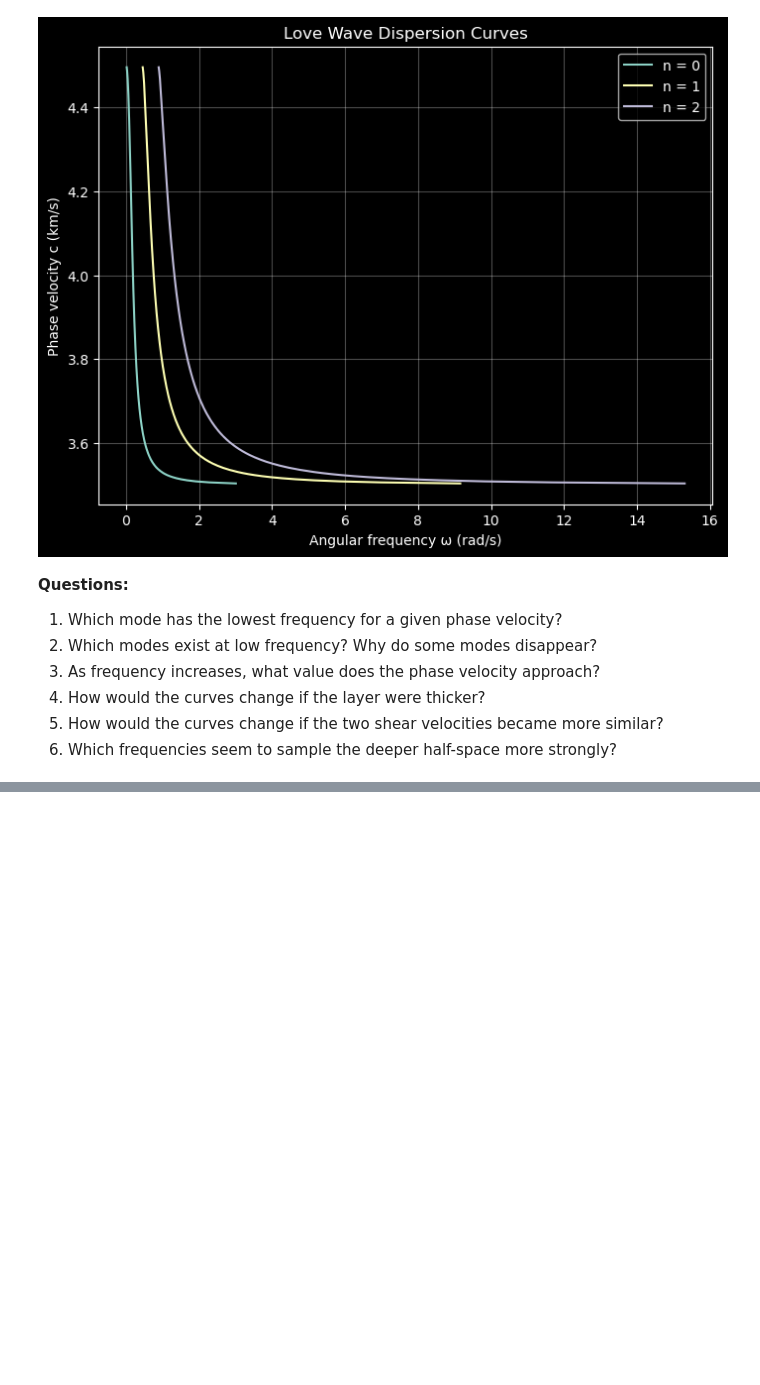
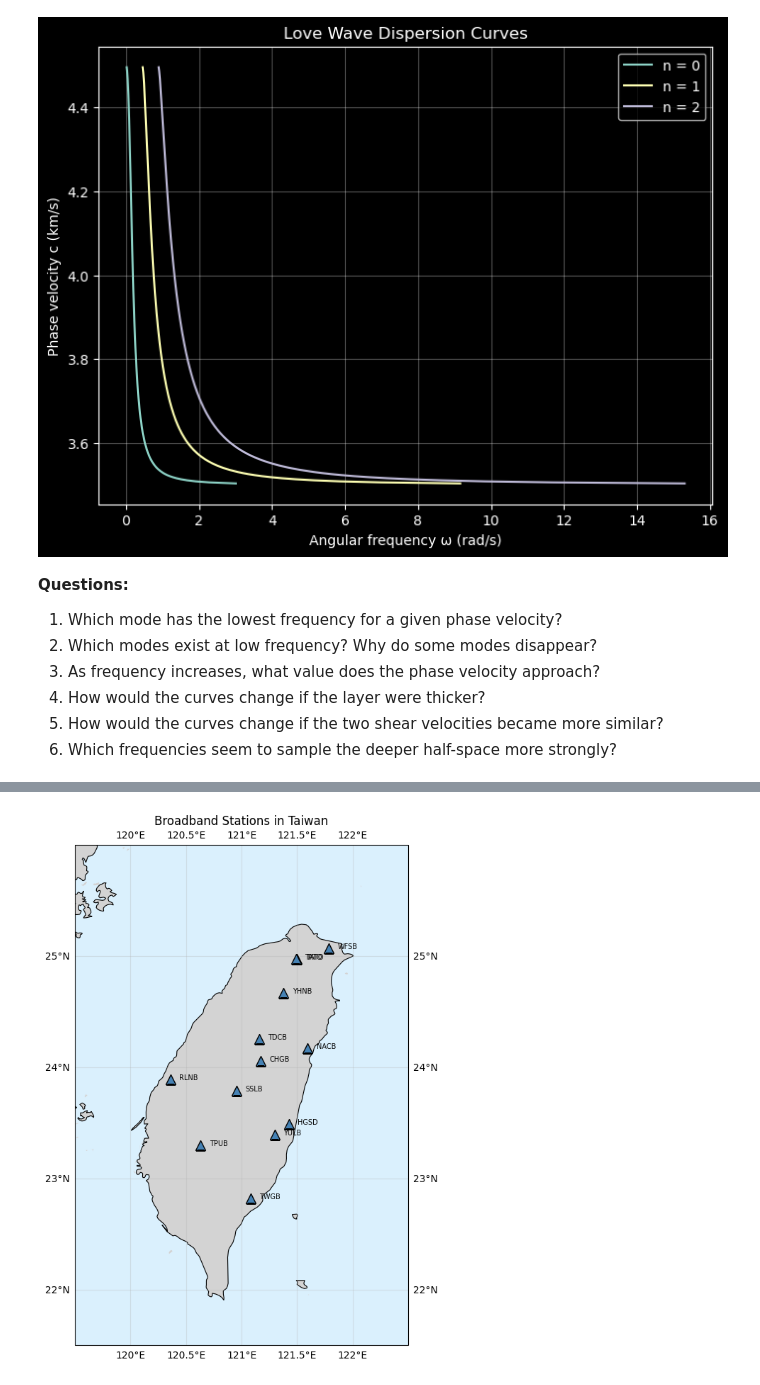
Before and after one commit to amtseismo/EPS164, a Jupyter notebook: notebooks/07_surface_wave_practice.ipynb, the cells around one changed output, grey strips where cells are left out. Drawn from its saved outputs; the diff is of its cells as text; code cells hidden in the pictures; blank space fills up the shorter version.

```diff
--- a/notebooks/07_surface_wave_practice.ipynb
+++ b/notebooks/07_surface_wave_practice.ipynb
@@ -264,0 +282,24 @@ plt.show()
+# %%
+# Connect to FDSN data center
+client = Client("IRIS")
+
+# Query broadband stations in Taiwan
+inventory = client.get_stations(
+    minlatitude=22.1, maxlatitude=26.0,
+    minlongitude=119.6, maxlongitude=121.8,
+    starttime=UTCDateTime("2020-01-01"),
+    endtime=UTCDateTime("2020-01-02"),
+    channel="BH*",
+    level="station",
+)
+
+# Store station names and coordinates
+stations = {}
+for network in inventory:
+    for station in network:
+        name = f"{network.code}.{station.code}"
+        stations[name] = (station.latitude, station.longitude)
+
+print(f"Found {len(stations)} stations:")
+for name, (lat, lon) in stations.items():
+    print(f"  {name}  ({lat:.2f}\u00b0N, {lon:.2f}\u00b0E)")
@@ -264,0 +321,23 @@ plt.show()
+# %%
+fig = plt.figure(figsize=(6, 8))
+ax = fig.add_subplot(1, 1, 1, projection=ccrs.PlateCarree())
+ax.set_extent([119.5, 122.5, 21.5, 26.0], crs=ccrs.PlateCarree())
+
+# Add map features
+ax.add_feature(cfeature.LAND, facecolor='lightgray')
+ax.add_feature(cfeature.OCEAN, facecolor='lightskyblue', alpha=0.3)
+ax.add_feature(cfeature.COASTLINE, linewidth=0.8)
+ax.gridlines(draw_labels=True, alpha=0.3)
+
+# Plot stations
+for name, (lat, lon) in stations.items():
+    ax.plot(lon, lat, '^', color='steelblue', markersize=10,
+            markeredgecolor='k', transform=ccrs.PlateCarree())
+    ax.text(lon + 0.08, lat, name.split('.')[1], fontsize=7,
+            transform=ccrs.PlateCarree())
+
+ax.set_title('Broadband Stations in Taiwan')
+plt.tight_layout()
+plt.show()
+# %% [output]
+[figure, added]
```
Also changed, not shown: parts of 25 cells of this notebook.
